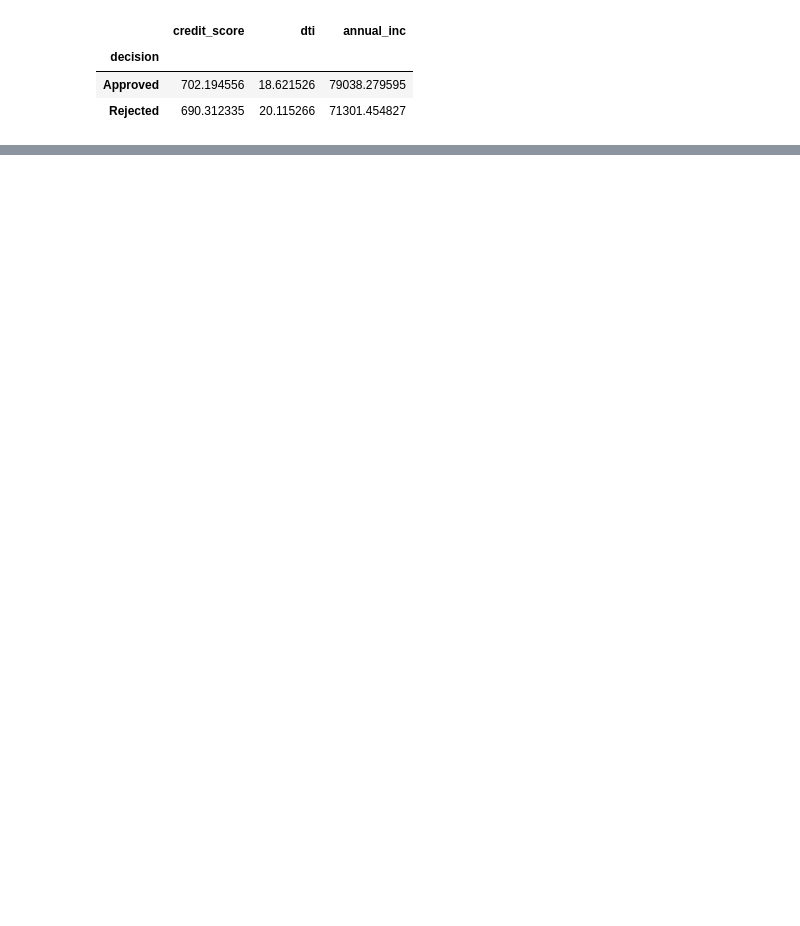
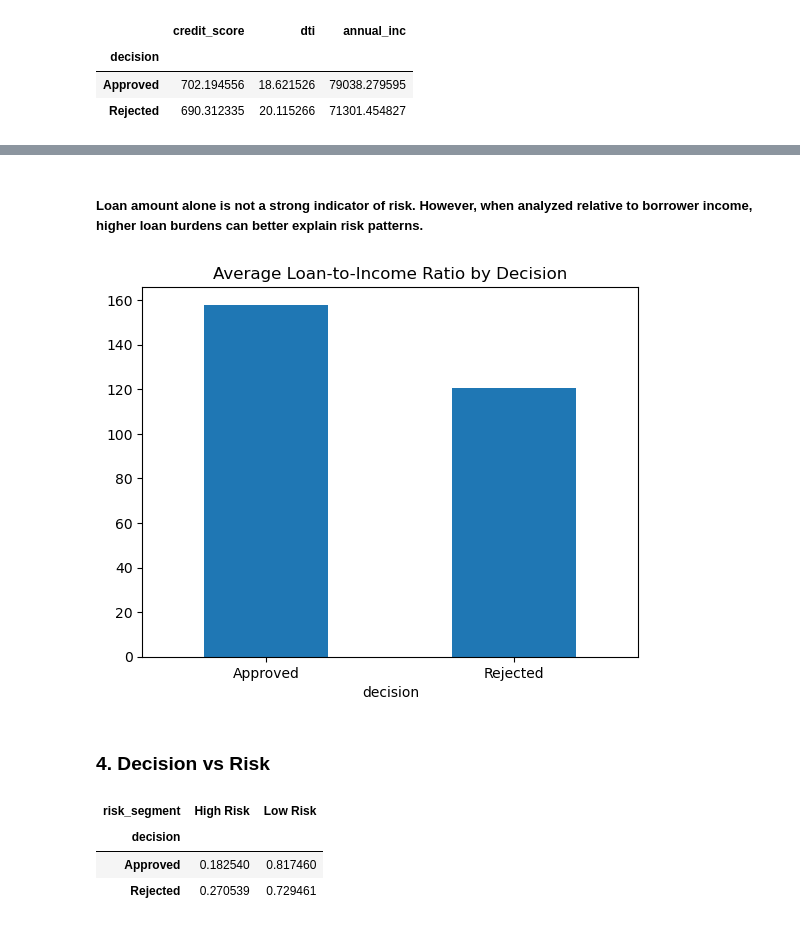
Before and after one commit to Tanya1611/digital-lending-analytics, a Jupyter notebook: notebooks/lending_data_cleaning.ipynb, the cells around one changed output, grey strips where cells are left out. Cells and saved outputs as stored; diff of their text form; code cells hidden in the pictures; blank space fills up the shorter version.

```diff
--- a/notebooks/lending_data_cleaning.ipynb
+++ b/notebooks/lending_data_cleaning.ipynb
@@ -507,0 +700,18 @@ Approval decisions are influenced by a combination of credit score, income, and
+# %% [markdown]
+##### Loan amount alone is not a strong indicator of risk. However, when analyzed relative to borrower income, higher loan burdens can better explain risk patterns.
+# %%
+df.groupby("decision")["loan_to_income"].mean().plot(kind="bar")
+plt.title("Average Loan-to-Income Ratio by Decision")
+plt.xticks(rotation=0)
+plt.show()
+# %% [output]
+[figure, added]
+# %% [markdown]
+### 4. Decision vs Risk
+# %%
+pd.crosstab(df["decision"], df["risk_segment"], normalize="index")
+# %% [output]
+| risk_segment | High Risk | Low Risk |
+| decision |  |  |
+| Approved | 0.182540 | 0.817460 |
+| Rejected | 0.270539 | 0.729461 |
```
Also changed, not shown: parts of 75 cells of this notebook.
